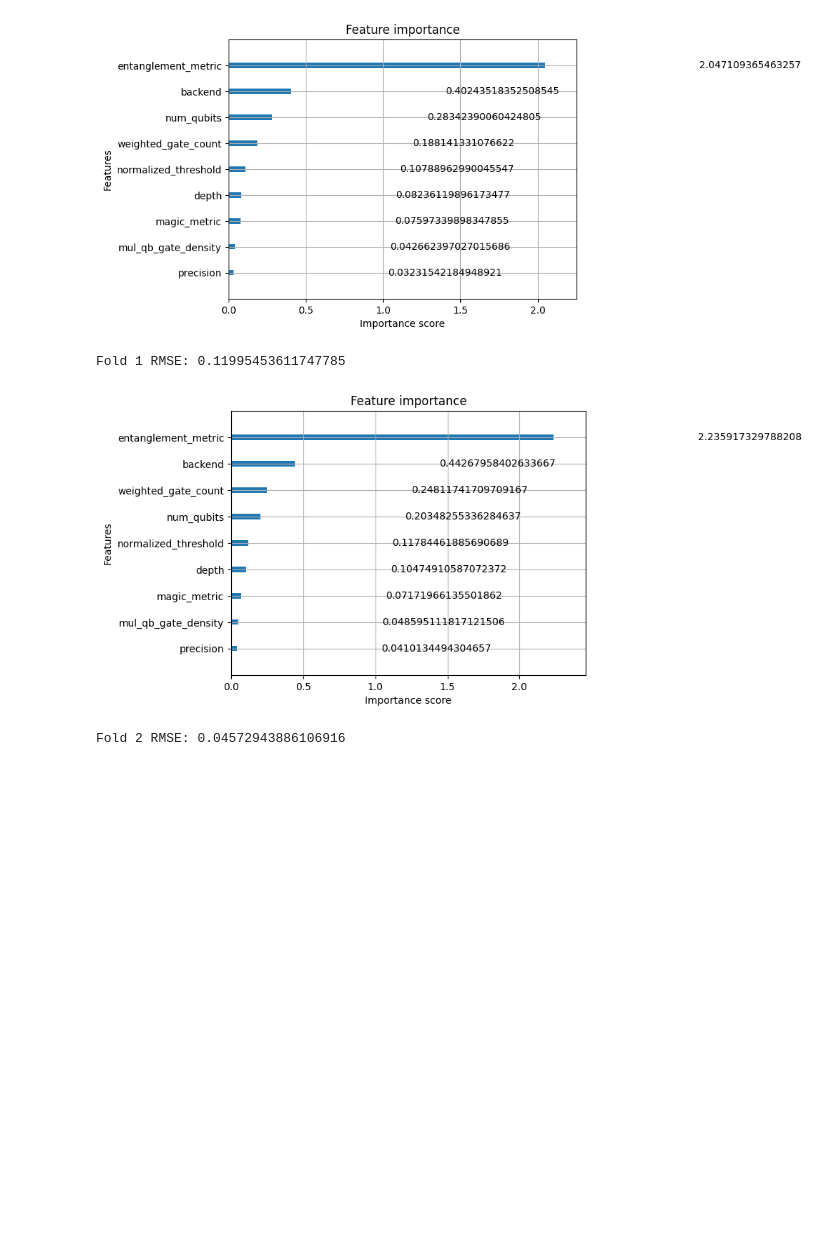
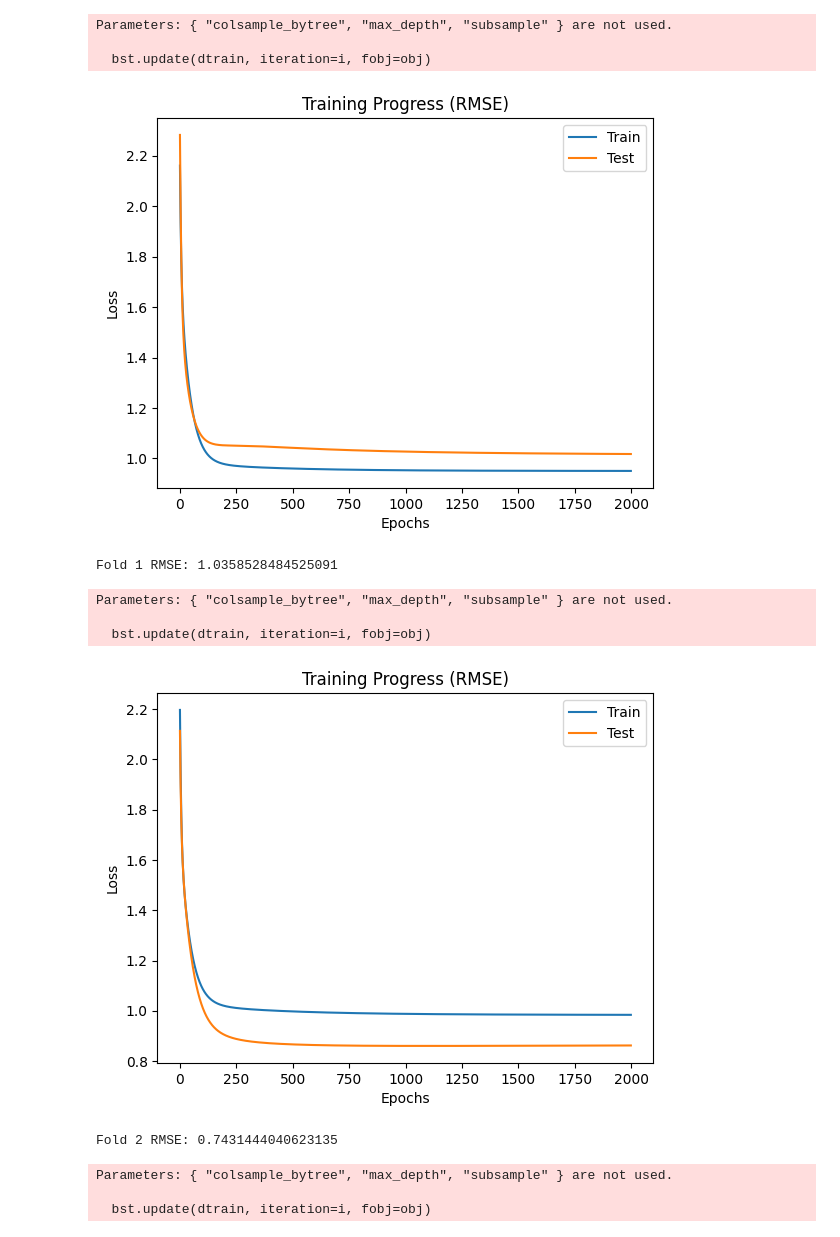
Before and after one commit to Rishivarshil/2026-Quantum-Rings, a Jupyter notebook: runtime_xgboost_kfold.ipynb, the cells around one changed output. Cells and saved outputs as stored; diff of their text form; code cells hidden in the pictures; blank space fills up the shorter version.

```diff
--- a/runtime_xgboost_kfold.ipynb
+++ b/runtime_xgboost_kfold.ipynb
@@ -42,5 +40,4 @@ xgb_model = xgb.XGBRegressor(objective="reg:linear", random_state=42)
 # %%
-x_train, x_test, y_train, y_test = train_test_split(inputs, y, test_size=0.2, random_state=42)
 X=inputs
 Y=y
 # %%
@@ -55,37 +52,59 @@ for fold, (train_idx, val_idx) in enumerate(kf.split(X)):
     X_val   = X.iloc[val_idx]
 
     y_train = y.iloc[train_idx]
     y_val   = y.iloc[val_idx]
 
+    eval_set = [(X_train, y_train), (X_val, y_val)]
 
     model = xgb.XGBRegressor(
         n_estimators=2000,
+        booster="gblinear",
         max_depth=6,
         learning_rate=0.03,
         subsample=0.8,
         colsample_bytree=0.8,
         random_state=42,
-        objective="reg:squarederror"
+        eval_metric=["rmse"],
+        objective="reg:linear"
     )
 
     model.fit(
         X_train,
         y_train,
-        eval_set=[(X_val, y_val)],
+        eval_set=eval_set,
         verbose=False
     )
 
     preds = model.predict(X_val)
     rmse = mean_squared_error(y_val, preds)
     rmse_scores.append(rmse)
-    plot_importance(model, importance_type='gain')
+    #plot_importance(model, importance_type='gain')
+    #plt.show()
+    results = model.evals_result()
+
+    plt.plot(results['validation_0']['rmse'], label='Train')
+    plt.plot(results['validation_1']['rmse'], label='Test')
+    plt.title('Training Progress (RMSE)')
+    plt.xlabel('Epochs')
+    plt.ylabel('Loss')
+    plt.legend()
     plt.show()
 
     print(f"Fold {fold+1} RMSE:", rmse)
+    model.save_model(f"fidelity_model_fold_{fold}.json")
 
 print("CV RMSE:", np.mean(rmse_scores))
 # %% [output]
+Parameters: { "colsample_bytree", "max_depth", "subsample" } are not used.
+
+  bst.update(dtrain, iteration=i, fobj=obj)
-[figure, old version]
+[figure, new version]
-Fold 1 RMSE: 0.11995453611747785
+Fold 1 RMSE: 1.0358528484525091
+Parameters: { "colsample_bytree", "max_depth", "subsample" } are not used.
+
+  bst.update(dtrain, iteration=i, fobj=obj)
-[figure, old version]
+[figure, new version]
-Fold 2 RMSE: 0.04572943886106916
+Fold 2 RMSE: 0.7431444040623135
+Parameters: { "colsample_bytree", "max_depth", "subsample" } are not used.
+
+  bst.update(dtrain, iteration=i, fobj=obj)
```
Also changed, not shown: parts of 2 cells of this notebook, 42 other files.
